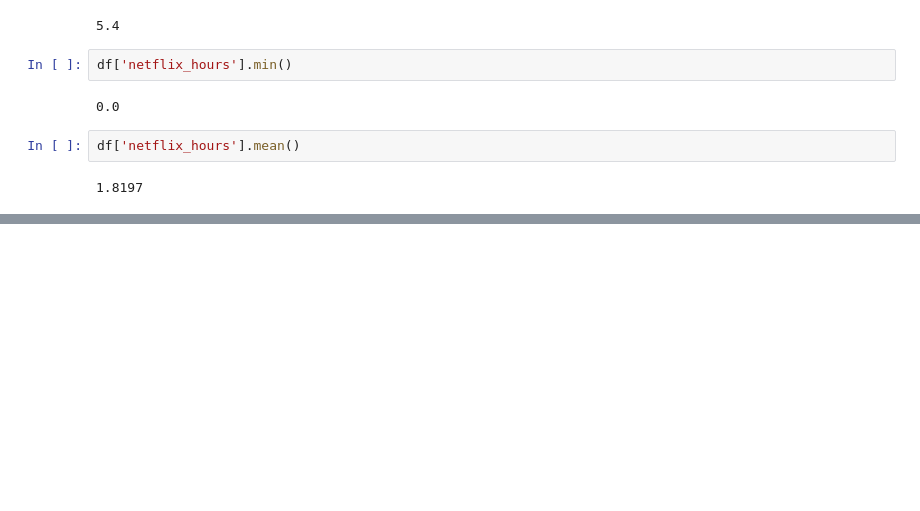
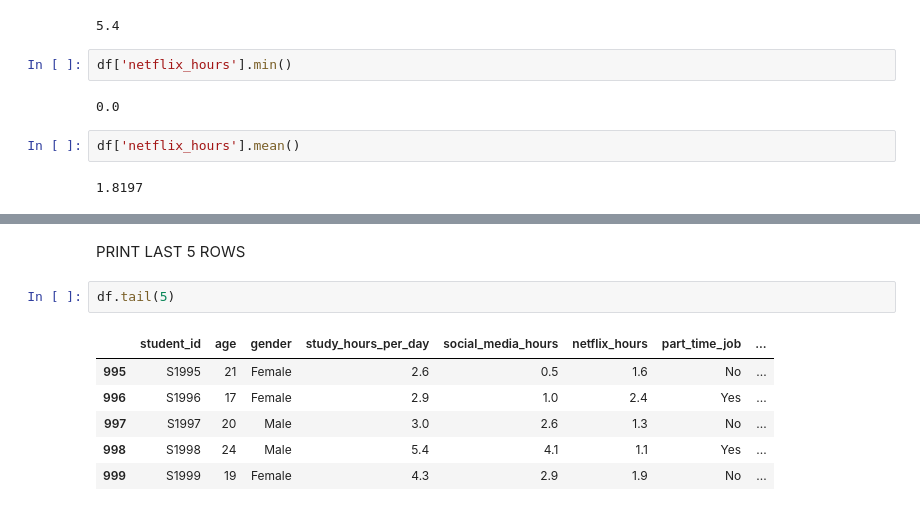
Before and after one commit to everbest12/DATA-SCIENCE, a Jupyter notebook: SKLEARN/Untitled.ipynb, the cells around one changed output, grey strips where cells are left out. Drawn from its saved outputs; the diff is of its cells as text; blank space fills up the shorter version.

```diff
--- a/SKLEARN/Untitled.ipynb
+++ b/SKLEARN/Untitled.ipynb
@@ -70,0 +95,11 @@ df.describe()	Summary statistics (numerical)
+# %% [markdown]
+PRINT LAST 5 ROWS
+# %%
+df.tail(5)
+# %% [output]
+|  | student_id | age | gender | study_hours_per_day | social_media_hours | netflix_hours | part_time_job | ... |
+| 995 | S1995 | 21 | Female | 2.6 | 0.5 | 1.6 | No | ... |
+| 996 | S1996 | 17 | Female | 2.9 | 1.0 | 2.4 | Yes | ... |
+| 997 | S1997 | 20 | Male | 3.0 | 2.6 | 1.3 | No | ... |
+| 998 | S1998 | 24 | Male | 5.4 | 4.1 | 1.1 | Yes | ... |
+| 999 | S1999 | 19 | Female | 4.3 | 2.9 | 1.9 | No | ... |
```
Also changed, not shown: parts of 22 cells of this notebook.
